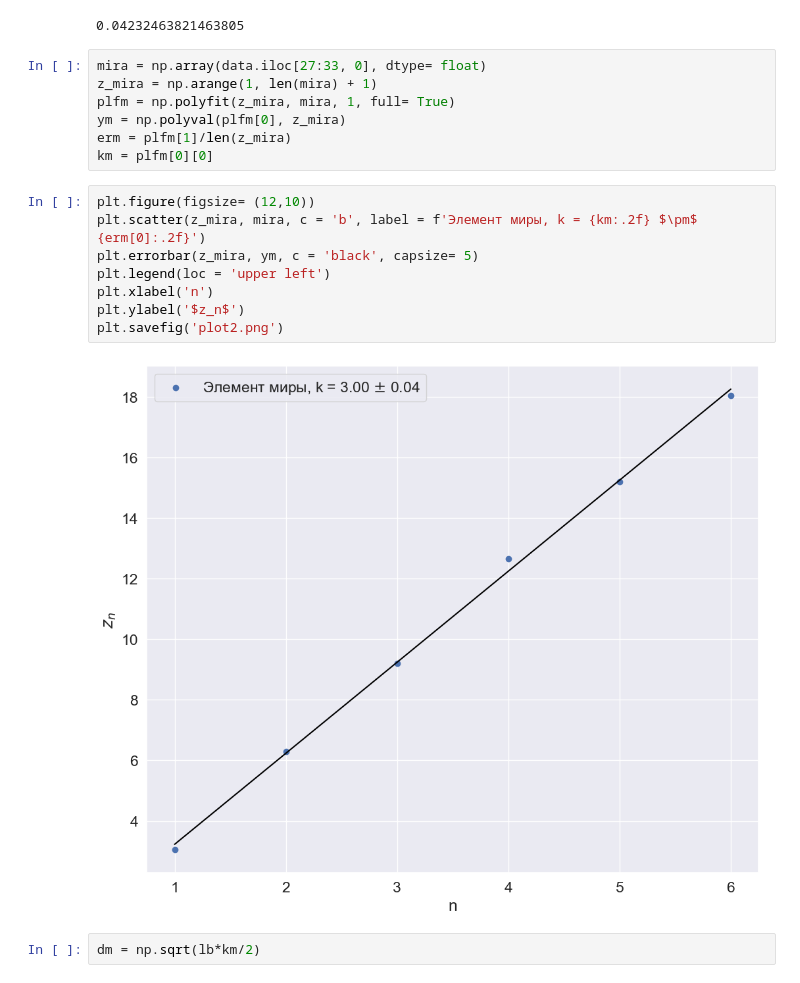
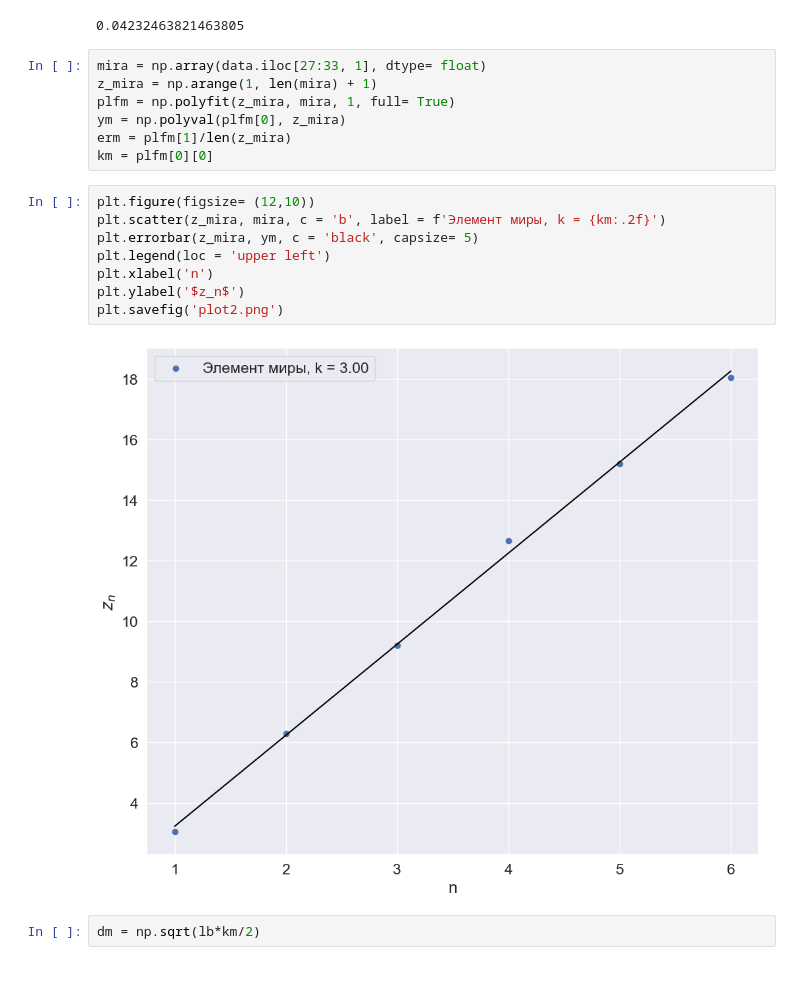
Before and after one commit to kekoveca/Physics_labs, a Jupyter notebook: 2 course/lab436/lab436.ipynb, the cells around one changed output. Cells and saved outputs as stored; diff of their text form.

```diff
--- a/2 course/lab436/lab436.ipynb
+++ b/2 course/lab436/lab436.ipynb
@@ -47,7 +47,7 @@ d3
 # %% [output]
 0.04232463821463805
 # %%
-mira = np.array(data.iloc[27:33, 0], dtype= float)
+mira = np.array(data.iloc[27:33, 1], dtype= float)
 z_mira = np.arange(1, len(mira) + 1)
 plfm = np.polyfit(z_mira, mira, 1, full= True)
 ym = np.polyval(plfm[0], z_mira)
@@ -55,14 +55,14 @@ erm = plfm[1]/len(z_mira)
 km = plfm[0][0]
 # %%
 plt.figure(figsize= (12,10))
-plt.scatter(z_mira, mira, c = 'b', label = f'Элемент миры, k = {km:.2f} $\pm$ {erm[0]:.2f}')
+plt.scatter(z_mira, mira, c = 'b', label = f'Элемент миры, k = {km:.2f}')
 plt.errorbar(z_mira, ym, c = 'black', capsize= 5)
 plt.legend(loc = 'upper left')
 plt.xlabel('n')
 plt.ylabel('$z_n$')
 plt.savefig('plot2.png')
 # %% [output]
-[figure, old version]
+[figure, new version]
 # %%
 dm = np.sqrt(lb*km/2)
 # %%
```
Also changed, not shown: parts of 1 cell of this notebook, 15 other files.
